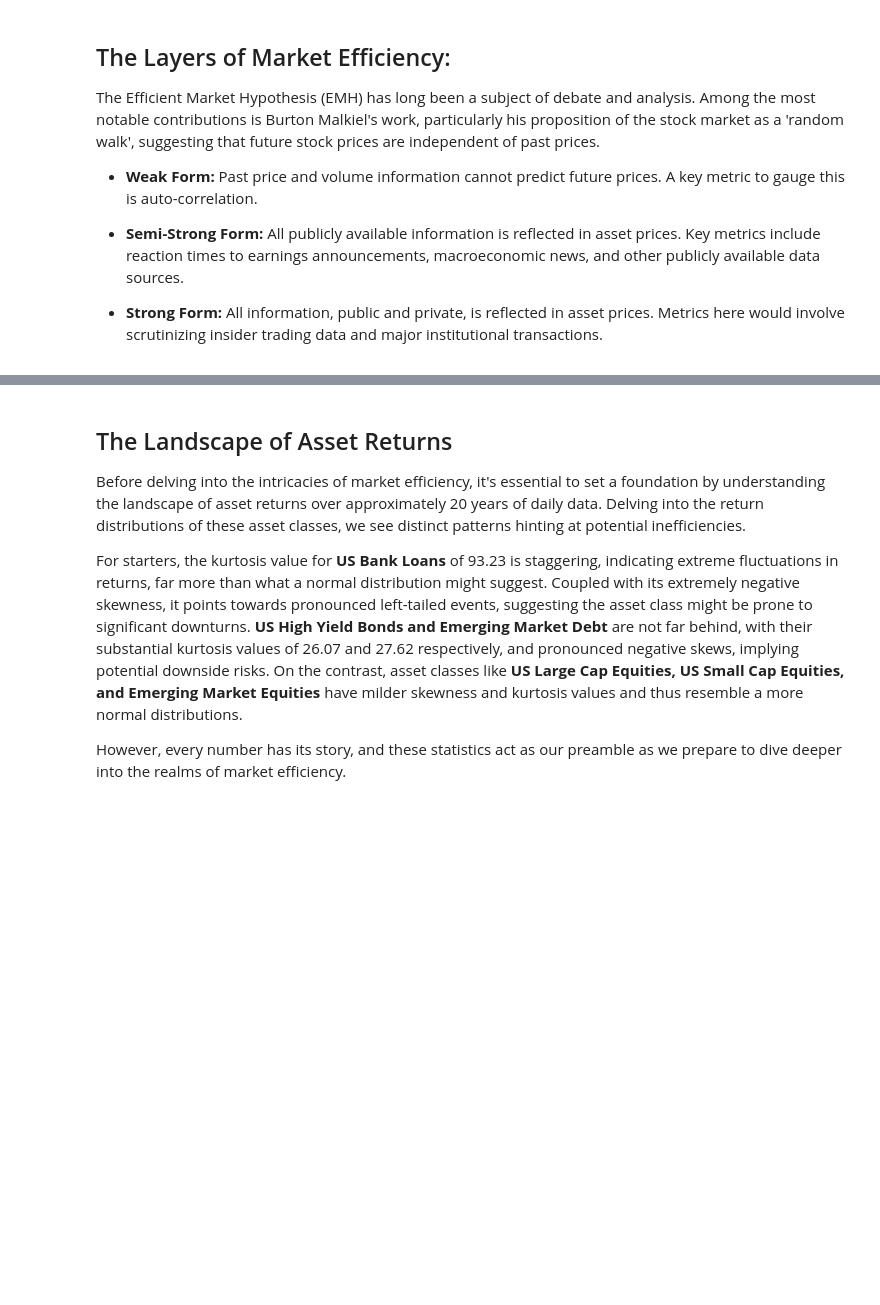
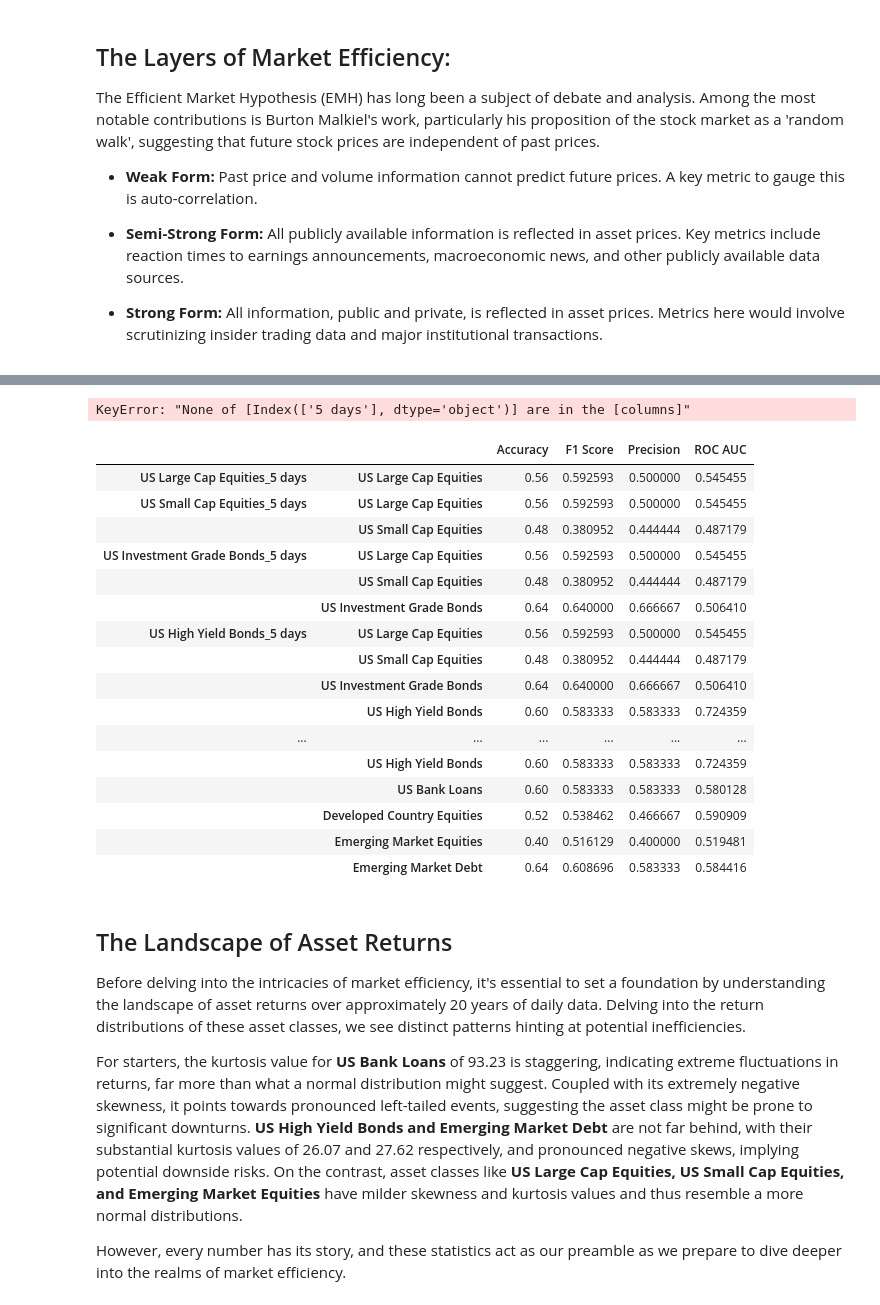
Before and after one commit to ScottMorgan85/ml-market-efficiency, a Jupyter notebook: MarketEfficiencyComparison_AssetClass.ipynb, the cells around one changed output, grey strips where cells are left out. Saved outputs shown, nothing was run; the diff lists cells and outputs as text; code cells hidden in the pictures; blank space fills up the shorter version.

```diff
--- a/MarketEfficiencyComparison_AssetClass.ipynb
+++ b/MarketEfficiencyComparison_AssetClass.ipynb
@@ -37,5 +37,5 @@ from utils.market_efficiency_tests import plot_autocorrelation
 
 index_prices, index_returns = fetch_and_save_data(tickers, start_date, end_date, index_prices_path, index_returns_path)
 lagged_targets = generate_lagged_returns_and_targets(index_returns)
-generate_and_combine(index_prices,lagged_targets)
+combined_data = generate_and_combine(index_prices,lagged_targets)
 # %% [output]
@@ -53,0 +125,30 @@ print(asset_classes)
+# %%
+# For illustration purposes, we'll use the first day in the list
+day = days_after_event[0]
+
+test_dates = test_dates_dict[day]
+
+for asset_class in readable_names:
+    # Filter columns related to the current asset class
+    relevant_columns = [col for col in combined_data.columns if col.startswith(asset_class)]
+    asset_data = combined_data[relevant_columns]
+
+    # Assuming the target variable for each asset class is simply its name
+    if asset_class not in asset_data.columns:
+        continue
+
+    train = asset_data[~asset_data.index.isin(test_dates)]
+    test = asset_data[asset_data.index.isin(test_dates)]
+
+    X_train_dict[asset_class] = train.drop(asset_class, axis=1)
+    y_train_dict[asset_class] = train[asset_class]
+    X_test_dict[asset_class] = test.drop(asset_class, axis=1)
+    y_test_dict[asset_class] = test[asset_class]
+
+    # Step 2: Train the models using the dictionaries
+    evaluation_metrics, model = train_initial_models(X_train_dict, y_train_dict, X_test_dict, y_test_dict)
+    all_evaluation_metrics[f"{asset_class}_{day} days"] = evaluation_metrics
+
+    # Save the trained model
+    with open(f'./models/{asset_class}_model_{day}_days.pkl', 'wb') as f:
+        pickle.dump(model, f)
@@ -54,3 +164,36 @@ print(asset_classes)
+# %%
+# Aggregate all evaluation metrics into a single dataframe
+staging_evaluation_df = pd.concat({k: pd.DataFrame(v).T for k, v in all_evaluation_metrics.items()}, axis=0)
+pivot_df = staging_evaluation_df.unstack(level=0)
+pivot_df.columns = pivot_df.columns.get_level_values(1)
+ordered_columns = ['5 days', '30 days', '60 days', '90 days']
+
+final_evaluation_df = pivot_df[ordered_columns]
+
+# Display the final dataframe
+final_evaluation_df
+# %% [output]
+KeyError: "None of [Index(['5 days'], dtype='object')] are in the [columns]"
+# %%
+staging_evaluation_df
+# %% [output]
+|  |  | Accuracy | F1 Score | Precision | ROC AUC |
+| US Large Cap Equities_5 days | US Large Cap Equities | 0.56 | 0.592593 | 0.500000 | 0.545455 |
+| US Small Cap Equities_5 days | US Large Cap Equities | 0.56 | 0.592593 | 0.500000 | 0.545455 |
+|  | US Small Cap Equities | 0.48 | 0.380952 | 0.444444 | 0.487179 |
+| US Investment Grade Bonds_5 days | US Large Cap Equities | 0.56 | 0.592593 | 0.500000 | 0.545455 |
+|  | US Small Cap Equities | 0.48 | 0.380952 | 0.444444 | 0.487179 |
+|  | US Investment Grade Bonds | 0.64 | 0.640000 | 0.666667 | 0.506410 |
+| US High Yield Bonds_5 days | US Large Cap Equities | 0.56 | 0.592593 | 0.500000 | 0.545455 |
+|  | US Small Cap Equities | 0.48 | 0.380952 | 0.444444 | 0.487179 |
+|  | US Investment Grade Bonds | 0.64 | 0.640000 | 0.666667 | 0.506410 |
+|  | US High Yield Bonds | 0.60 | 0.583333 | 0.583333 | 0.724359 |
+| ... | ... | ... | ... | ... | ... |
+|  | US High Yield Bonds | 0.60 | 0.583333 | 0.583333 | 0.724359 |
+|  | US Bank Loans | 0.60 | 0.583333 | 0.583333 | 0.580128 |
+|  | Developed Country Equities | 0.52 | 0.538462 | 0.466667 | 0.590909 |
+|  | Emerging Market Equities | 0.40 | 0.516129 | 0.400000 | 0.519481 |
+|  | Emerging Market Debt | 0.64 | 0.608696 | 0.583333 | 0.584416 |
 # %% [markdown]
 ## The Landscape of Asset Returns ##
 Before delving into the intricacies of market efficiency, it's essential to set a foundation by understanding the landscape of asset returns over approximately 20 years of daily data. Delving into the return distributions of these asset classes, we see distinct patterns hinting at potential inefficiencies.
```
Also changed, not shown: parts of 9 cells of this notebook, 12 other files.
